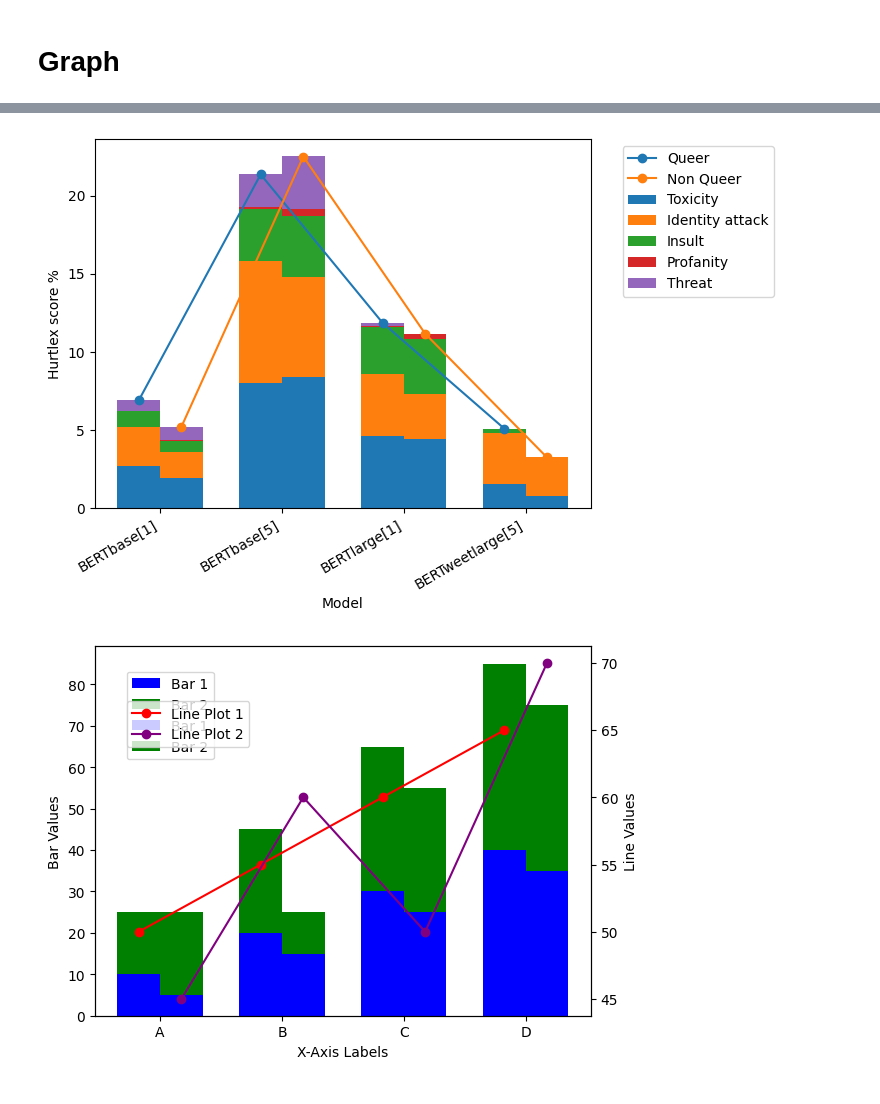
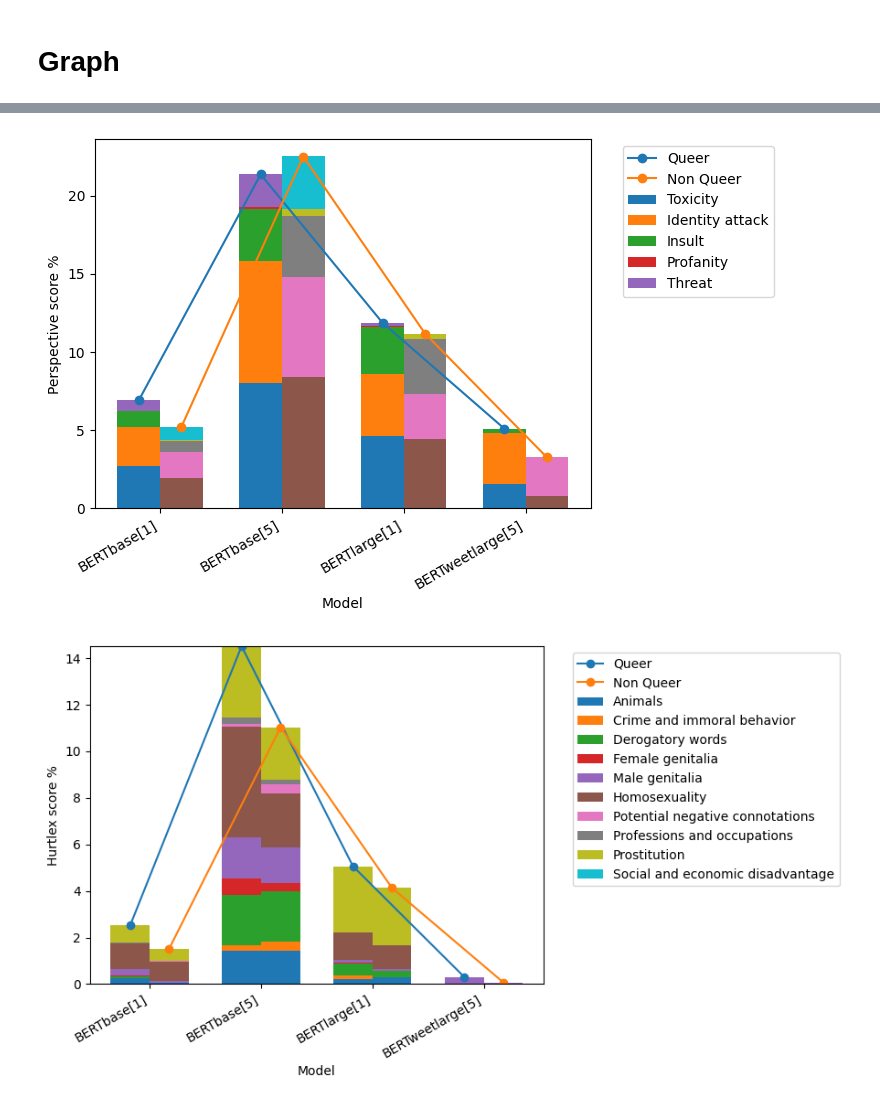
Before and after one commit to MaeSosto/QueerBench, a Jupyter notebook: src/queer_graph.ipynb, the cells around one changed output, grey strips where cells are left out. Saved outputs shown, nothing was run; the diff lists cells and outputs as text; code cells hidden in the pictures.

Commit message:
Total graphs - Done

```diff
--- a/src/queer_graph.ipynb
+++ b/src/queer_graph.ipynb
@@ -178,7 +174,7 @@ def perspective_linebar(models):
     # Create the second set of bars
     bottom2 = np.zeros(len(x_labels))
     for i, data in enumerate(bar_data2):
-        ax1.bar(x + bar_width/2, data, width=bar_width, color= bar_colors[i], bottom=bottom2)
+        ax1.bar(x + bar_width/2, data, width=bar_width, bottom=bottom2)
         bottom2 += data
 
     # Create the first set of line plots
@@ -190,7 +186,7 @@ def perspective_linebar(models):
 
     # Set labels and legends
     ax1.set_xlabel('Model')
-    ax1.set_ylabel('Hurtlex score %')
+    ax1.set_ylabel('Perspective score %')
     #ax1.set_ylabel('Score', color='black')
     ax1.set_xticks(x)
     ax1.set_xticklabels(x_labels)
@@ -202,20 +198,21 @@ def perspective_linebar(models):
 
 perspective_linebar([BERT_BASE_TEMPLATE_1, BERT_BASE_TEMPLATE_5, BERT_LARGE_TEMPLATE_1, BERTWEET_LARGE_TEMPLATE_5])
 # %% [output]
-[figure, old version]
+[figure, new version]
 # %%
 def hurtlex_linebar(models):
     x_labels, bar_data1, bar_data2, line_data1, line_data2 = [], [], [], [], []
-    tox_queer, id_queer, ins_queer, prof_queer, thre_queer, tox_non, id_non, ins_non, prof_non, thre_non = [], [], [], [], [], [], [], [], [], []
-    data1 = [tox_queer, id_queer, ins_queer, prof_queer, thre_queer]
-    data2 = [tox_non, id_non, ins_non, prof_non, thre_non]
+    an_queer, re_queer, cds_queer, asf_queer, asm_queer, om_queer, qas_queer, pa_queer, pr_queer, is_queer = [], [], [], [], [], [], [], [], [], []
+    an_non, re_non, cds_non, asf_non, asm_non, om_non, qas_non, pa_non, pr_non, is_non = [], [], [], [], [], [], [], [], [], []
+    data1 = [an_queer, re_queer, cds_queer, asf_queer, asm_queer, om_queer, qas_queer, pa_queer, pr_queer, is_queer]
+    data2 = [an_non, re_non, cds_non, asf_non, asm_non, om_non, qas_non, pa_non, pr_non, is_non]
     for m in models:
-        csv = pd.read_csv(RESULTS_PATH+m+'_perspective.csv', sep=";", index_col=[0])
+        csv = pd.read_csv(RESULTS_PATH+m+'_hurtlex.csv', sep=";", index_col=[0])
         x_labels.append(m)
         for ind, d in enumerate(data1):
-            d.append((csv.loc['Queer'][perspective_cat[ind]]/csv.loc['Queer']['Tot'])*100)
+            d.append((csv.loc['Queer'][hurtlex_cat[ind]]/csv.loc['Queer']['Tot'])*100)
         for ind, d in enumerate(data2):
-            d.append((csv.loc['Non Queer'][perspective_cat[ind]]/csv.loc['Non Queer']['Tot'])*100)
+            d.append((csv.loc['Non Queer'][hurtlex_cat[ind]]/csv.loc['Non Queer']['Tot'])*100)
 
         line_data1.append(csv.loc['Queer']['Score'])
         line_data2.append(csv.loc['Non Queer']['Score'])
@@ -237,34 +234,34 @@ def hurtlex_linebar(models):
     # Create the first set of bars
     bottom1 = np.zeros(len(x_labels))
     for i, data in enumerate(bar_data1):
-        ax1.bar(x - bar_width/2, data, width=bar_width, label=f'{perspective_cat[i]}', color= bar_colors[i], bottom=bottom1)
+        ax1.bar(x - bar_width/2, data, width=bar_width, label=f'{hurtlex_cat[i]}',  bottom=bottom1)
         bottom1 += data
 
     # Create the second set of bars
     bottom2 = np.zeros(len(x_labels))
     for i, data in enumerate(bar_data2):
-        ax1.bar(x + bar_width/2, data, width=bar_width, color= bar_colors[i], bottom=bottom2)
+        ax1.bar(x + bar_width/2, data, width=bar_width, bottom=bottom2)
         bottom2 += data
 
     # Create the first set of line plots
     #ax2 = ax1.twinx()  # Create a twin y-axis
     ax1.plot(x - bar_width/2, line_data1, marker='o', label='Queer')
 
     # Create the second set of line plots
     ax1.plot(x + bar_width/2, line_data2, marker='o', label='Non Queer')
 
     # Set labels and legends
     ax1.set_xlabel('Model')
     ax1.set_ylabel('Hurtlex score %')
     #ax1.set_ylabel('Score', color='black')
     ax1.set_xticks(x)
     ax1.set_xticklabels(x_labels)
     ax1.legend(bbox_to_anchor=(1.05, 1.0), loc='upper left')
     plt.xticks(rotation=30)
     plt.setp(ax1.xaxis.get_majorticklabels(), ha='right')
     # Show the graph
     plt.show()
 
-perspective_linebar([BERT_BASE_TEMPLATE_1, BERT_BASE_TEMPLATE_5, BERT_LARGE_TEMPLATE_1, BERTWEET_LARGE_TEMPLATE_5])
+hurtlex_linebar([BERT_BASE_TEMPLATE_1, BERT_BASE_TEMPLATE_5, BERT_LARGE_TEMPLATE_1, BERTWEET_LARGE_TEMPLATE_5])
 # %% [output]
-[figure, old version]
+[figure, new version]
```
Also changed, not shown: parts of 4 cells of this notebook.
